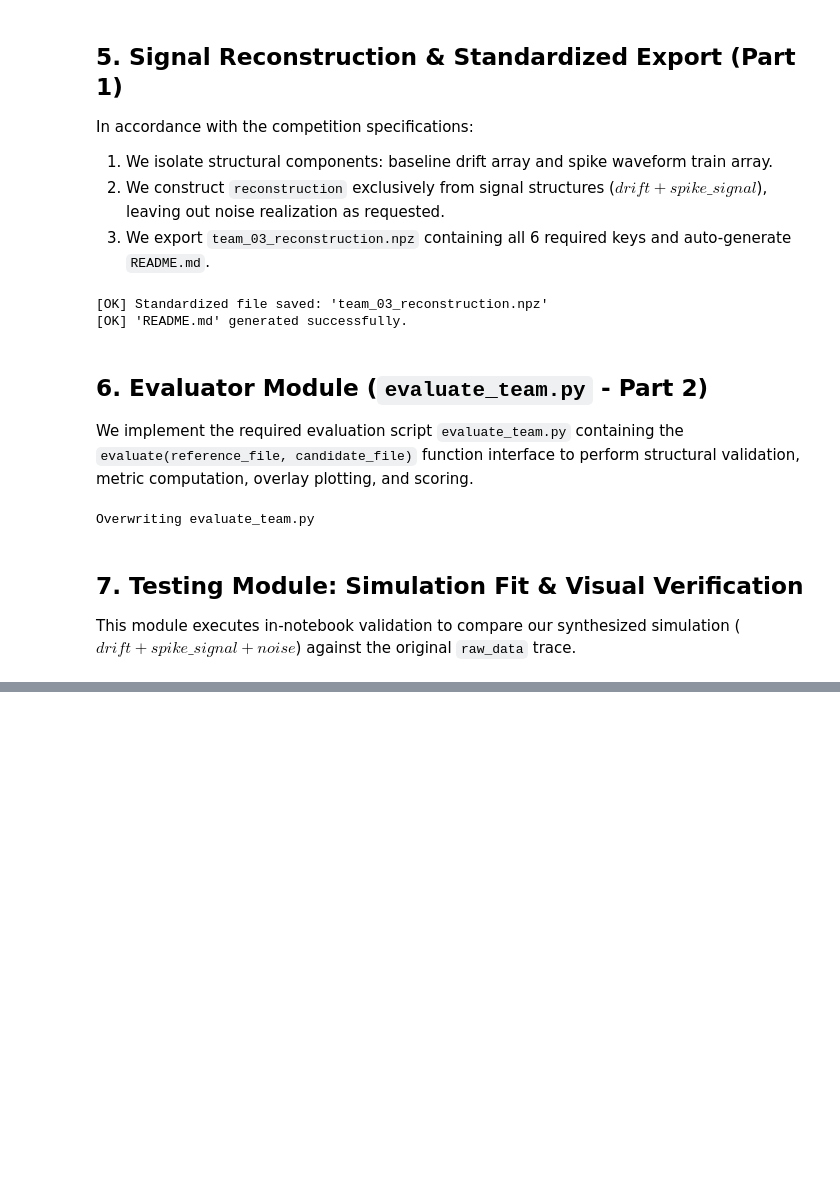
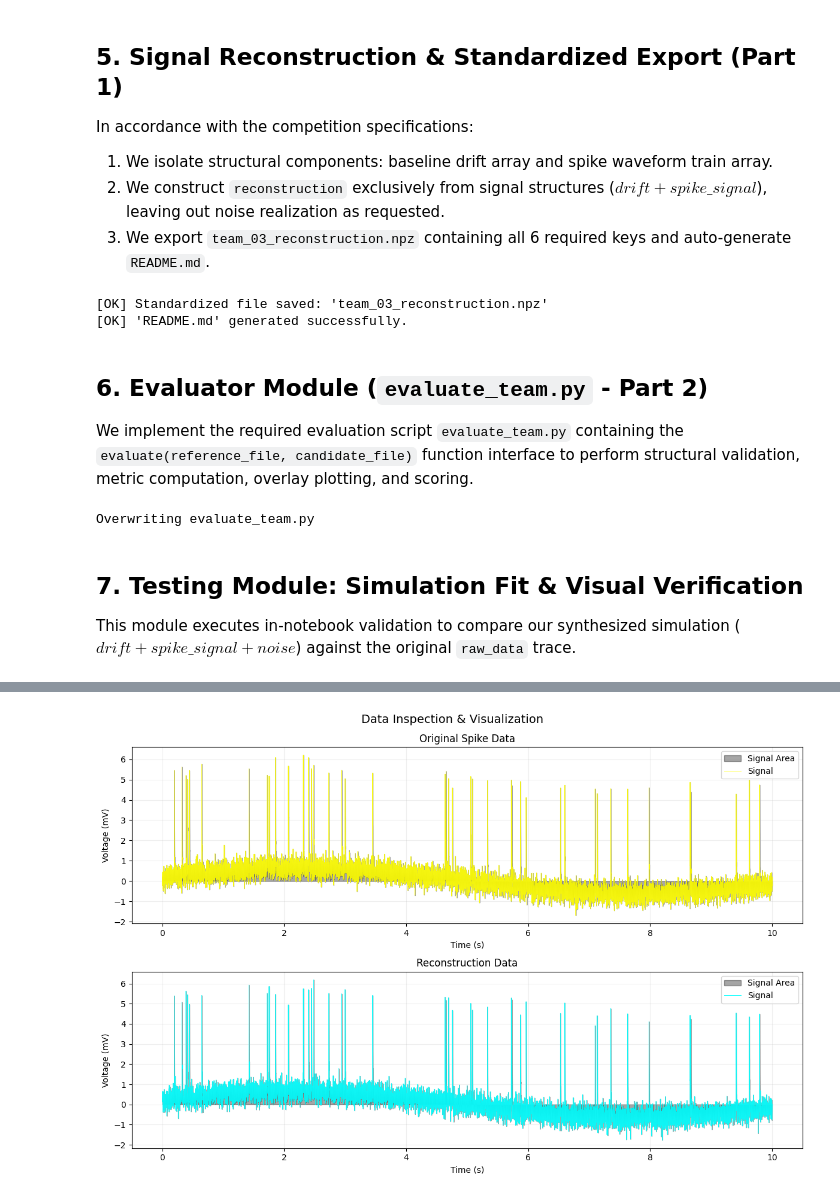
Before and after one commit to a15cardoso/python_ws, a Jupyter notebook: task_reverse_engineering.ipynb, the cells around one changed output, grey strips where cells are left out. Drawn from its saved outputs; the diff is of its cells as text; code cells hidden in the pictures; blank space fills up the shorter version.

```diff
--- a/task_reverse_engineering.ipynb
+++ b/task_reverse_engineering.ipynb
@@ -539,0 +526,10 @@ Receiving objects: 100% (6/6), done.
+# %%
+# Load the generated file
+data = np.load(candidate_path)
+
+# Display the keys (variables) contained in the file
+print("Keys contained in the .npz file:", data.files)
+
+# Display the shape of each array
+for key in data.files:
+    print(f" - {key}: shape {data[key].shape}")
@@ -539,0 +585,66 @@ Receiving objects: 100% (6/6), done.
+# %%
+# Data Inspection & Visualization
+
+files_to_check = {
+    "Original Spike Data": reference_path,
+    "Reconstruction Data": candidate_path
+}
+
+fig, axes = plt.subplots(2, 1, figsize=(12, 8))
+
+for ax, (name, path) in zip(axes, files_to_check.items()):
+
+    data = np.load(path)
+
+    print(f"\n{'='*50}")
+    print(name)
+    print('='*50)
+
+    print("Keys:", data.files)
+
+    for key in data.files:
+        arr = data[key]
+        print(f"\nKey: {key}")
+        print("Shape:", arr.shape)
+        print("Data type:", arr.dtype)
+        print("First 10 values:", arr.flatten()[:10])
+
+    # Select signal
+    if "raw_data" in data:
+        signal = data["raw_data"]
+        time = data["t"] if "t" in data else np.arange(len(signal)) / 10000.0
+
+    elif "reconstruction" in data:
+        signal = data["reconstruction"]
+        time = data["t"]
+
+    else:
+        continue
+
+    # Gray filled background
+    ax.fill_between(
+        time, 0, signal,
+        color="black",
+        alpha=0.35,
+        label="Signal Area"
+    )
+
+    # Red signal line
+    ax.plot(
+        time, signal,
+        color="yellow" if name == "Original Spike Data" else "cyan",
+        linewidth=0.7,
+        alpha=0.9,
+        label="Signal"
+    )
+
+    ax.set_title(name)
+    ax.set_xlabel("Time (s)")
+    ax.set_ylabel("Voltage (mV)")
+    ax.legend(loc="upper right")
+    ax.grid(alpha=0.2)
+
+plt.suptitle("Data Inspection & Visualization", fontsize=14)
+plt.tight_layout()
+plt.show()
+# %% [output]
@@ -539,0 +668 @@ Receiving objects: 100% (6/6), done.
+[figure, added]
```
Also changed, not shown: parts of 11 cells of this notebook.
